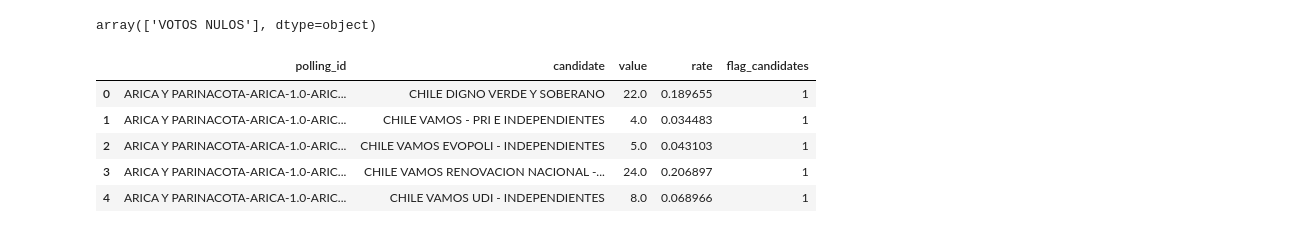
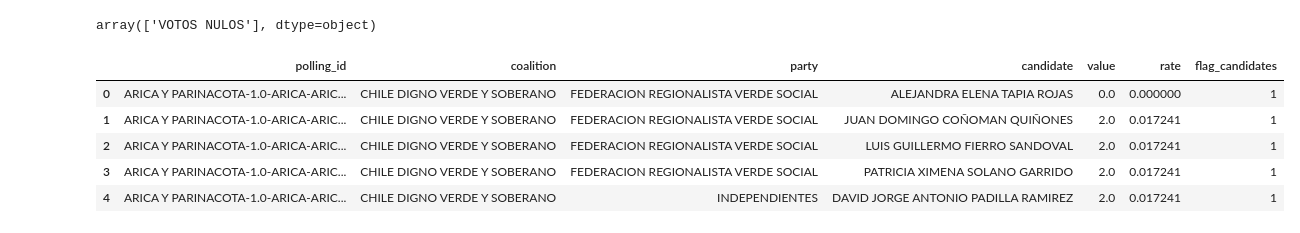
Before and after one commit to cnavarreteliz/atlas-elections-data, a Jupyter notebook: Pipelines/Chile/Concejales_2021.ipynb, the cells around one changed output. Saved outputs shown, nothing was run; the diff lists cells and outputs as text; code cells hidden in the pictures.

```diff
--- a/Pipelines/Chile/Concejales_2021.ipynb
+++ b/Pipelines/Chile/Concejales_2021.ipynb
@@ -3,13 +3,21 @@ import numpy as np
 import pandas as pd
 from glob import glob
 # %%
+election_type = "councilors" # councilors
+
 output = []
-for path in glob("2021/*.xlsx"):
+for path in glob(f"2021/{election_type}/*.xlsx"):
     print(path)
     xlsx = pd.ExcelFile(path)
 
-    for sheet in xlsx.sheet_names:
-        frag = pd.read_excel(xlsx, sheet_name=sheet)
+    if election_type == "councilors":
+        for sheet in xlsx.sheet_names:
+            frag = pd.read_excel(xlsx, sheet_name=sheet)
+            output.append(frag)
+    else:
+        frag = pd.read_excel(xlsx, sheet_name="Votación", header=6)
+        frag["Candidato"] = frag["Nombres"] + " " + frag["Primer apellido"] + " " + frag["Segundo apellido"]
+        frag = frag.rename(columns={"Votos": "Votos TER"})
         output.append(frag)
 
 df = pd.concat(output, ignore_index=True)
@@ -38,6 +46,3 @@ df.head()
 | 3 | 1.0 | DE TARAPACA | IQUIQUE | 2.0 | 2.0 | ALTO HOSPICIO | ALTO HOSPICIO | 1.0 | M | ... |
 | 4 | 1.0 | DE TARAPACA | IQUIQUE | 2.0 | 2.0 | ALTO HOSPICIO | ALTO HOSPICIO | 1.0 | M | ... |
 5 rows × 23 columns
-# %%
-df = pd.concat(output, ignore_index=True)
-df.head()
@@ -51,0 +69,2 @@ df.head()
+# %%
+df = df.rename(columns={"Circunscripción electoral": "Circunscripción", "Mesa": "Mesa Nº"})
@@ -63,7 +102,10 @@ def create_polling_id(data, columns=[]):
         output += "-" + data[column].fillna("###").astype(str)
     return output
 
-df["polling_id"] = create_polling_id(df, columns=["Región", "Provincia", "Distrito", "Comuna", "Circunscripción", "Mesa Nº", "Tipo", "Fusionadas"])
+cols = ["Región", "Distrito", "Comuna", "Circunscripción", "Mesa Nº"]
+if election_type == "councilors":
+    cols += ["Tipo", "Fusionadas"]
+df["polling_id"] = create_polling_id(df, columns=cols)
 # %%
 # VOTOS NULOS
 # VOTOS EN BLANCO
@@ -82,23 +124,23 @@ df_spoilt.head()
 
 df = df[~df["Candidato"].isin(["BLANK", "NULL", "TOTALES", np.nan])].copy()
 # %%
-data = df[["polling_id", "Pacto", "Votos TER"]].dropna(subset=["Pacto"])
-data = data.rename(columns={"Pacto": "candidate", "Votos TER": "value"})
+data = df[["polling_id", "Candidato", "Partido", "Pacto", "Votos TER"]].dropna(subset=["Pacto"])
+data = data.rename(columns={"Pacto": "coalition", "Candidato": "candidate", "Partido": "party", "Votos TER": "value"})
 data["value"] = data["value"].astype(str).apply(lambda x: x.strip()).apply(lambda x: 0 if x == "" else x).astype(float)
 
-tt = data.groupby(["polling_id", "candidate"]).agg({"value": "sum"})
+tt = data.groupby(["polling_id", "coalition", "party", "candidate"]).agg({"value": "sum"})
 tt["rate"] = tt.groupby(level=[0], group_keys=False).apply(lambda x: x/x.sum()).fillna(0)
 tt = tt.reset_index()
 tt["flag_candidates"] = 1
 
 tt.head()
 # %% [output]
-|  | polling_id | candidate | value | rate | flag_candidates |
-| 0 | ARICA Y PARINACOTA-ARICA-1.0-ARIC... | CHILE DIGNO VERDE Y SOBERANO | 22.0 | 0.189655 | 1 |
-| 1 | ARICA Y PARINACOTA-ARICA-1.0-ARIC... | CHILE VAMOS - PRI E INDEPENDIENTES | 4.0 | 0.034483 | 1 |
-| 2 | ARICA Y PARINACOTA-ARICA-1.0-ARIC... | CHILE VAMOS EVOPOLI - INDEPENDIENTES | 5.0 | 0.043103 | 1 |
-| 3 | ARICA Y PARINACOTA-ARICA-1.0-ARIC... | CHILE VAMOS RENOVACION NACIONAL -... | 24.0 | 0.206897 | 1 |
-| 4 | ARICA Y PARINACOTA-ARICA-1.0-ARIC... | CHILE VAMOS UDI - INDEPENDIENTES | 8.0 | 0.068966 | 1 |
+|  | polling_id | coalition | party | candidate | value | rate | flag_candidates |
+| 0 | ARICA Y PARINACOTA-1.0-ARICA-ARIC... | CHILE DIGNO VERDE Y SOBERANO | FEDERACION REGIONALISTA VERDE SOCIAL | ALEJANDRA ELENA TAPIA ROJAS | 0.0 | 0.000000 | 1 |
+| 1 | ARICA Y PARINACOTA-1.0-ARICA-ARIC... | CHILE DIGNO VERDE Y SOBERANO | FEDERACION REGIONALISTA VERDE SOCIAL | JUAN DOMINGO COÑOMAN QUIÑONES | 2.0 | 0.017241 | 1 |
+| 2 | ARICA Y PARINACOTA-1.0-ARICA-ARIC... | CHILE DIGNO VERDE Y SOBERANO | FEDERACION REGIONALISTA VERDE SOCIAL | LUIS GUILLERMO FIERRO SANDOVAL | 2.0 | 0.017241 | 1 |
+| 3 | ARICA Y PARINACOTA-1.0-ARICA-ARIC... | CHILE DIGNO VERDE Y SOBERANO | FEDERACION REGIONALISTA VERDE SOCIAL | PATRICIA XIMENA SOLANO GARRIDO | 2.0 | 0.017241 | 1 |
+| 4 | ARICA Y PARINACOTA-1.0-ARICA-ARIC... | CHILE DIGNO VERDE Y SOBERANO | INDEPENDIENTES | DAVID JORGE ANTONIO PADILLA RAMIREZ | 2.0 | 0.017241 | 1 |
 # %%
 data = pd.concat([
     tt,
```
Also changed, not shown: parts of 7 cells of this notebook, 46 other files.
